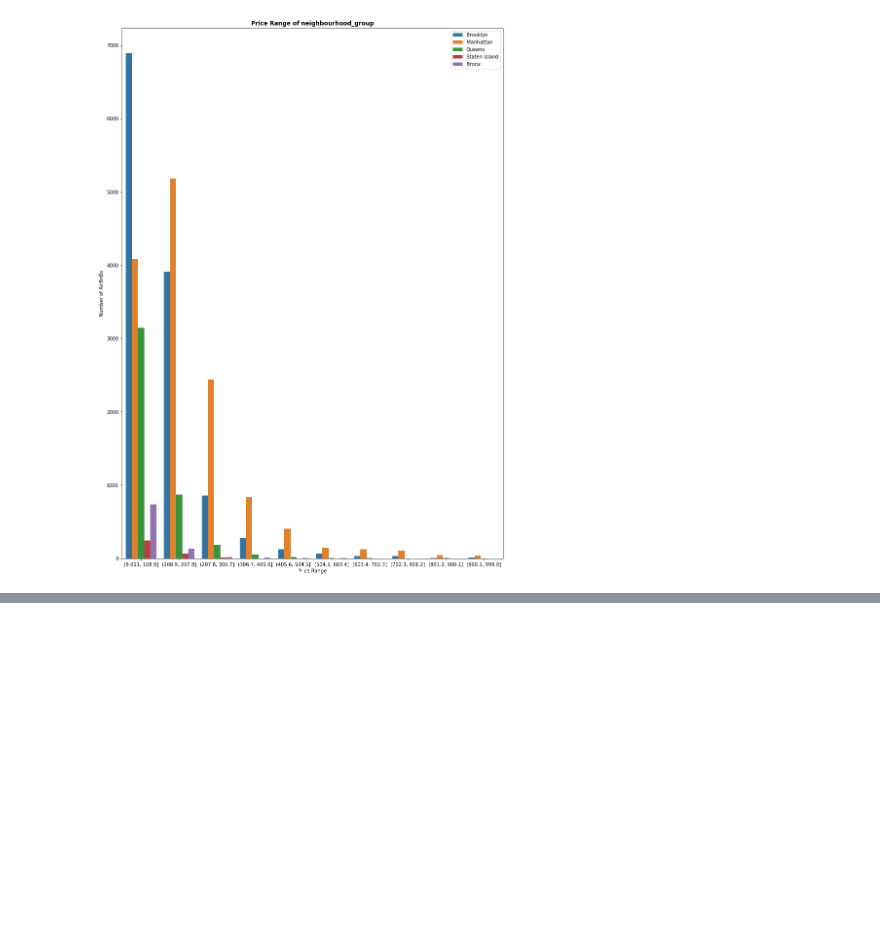
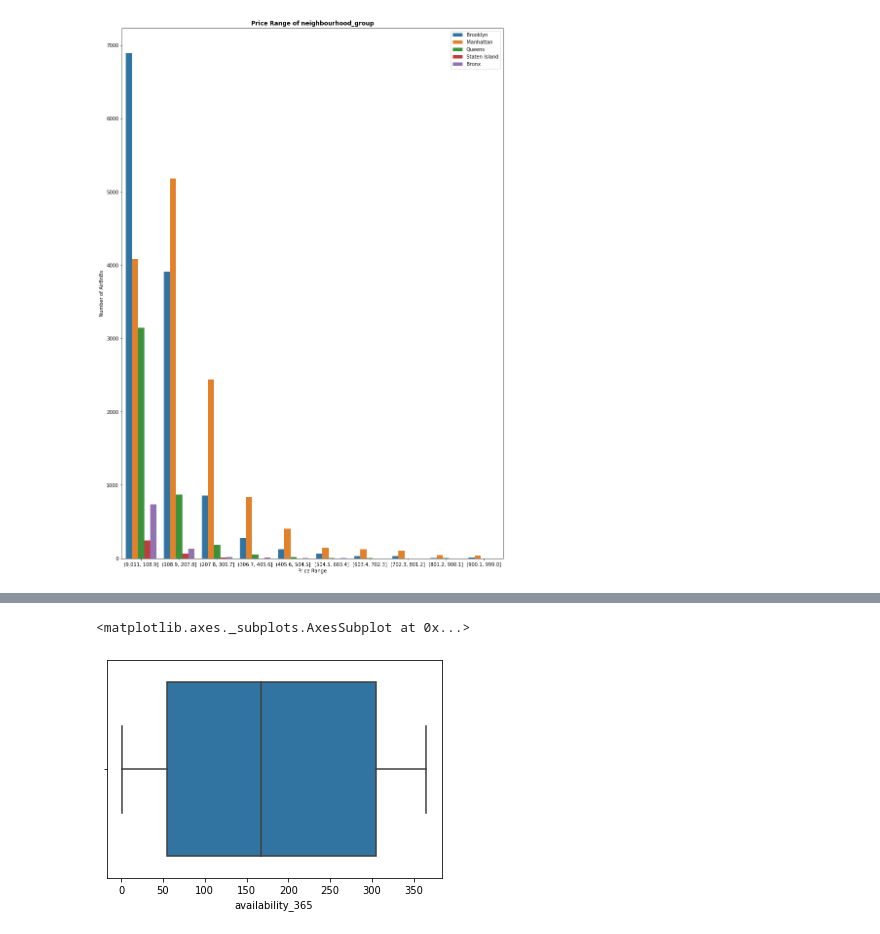
Before and after one commit to priyanshuupadhyay15/EDA_Airbnb_NYC, a Jupyter notebook: EDA_Airbnb.ipynb, the cells around one changed output, grey strips where cells are left out. Cells and saved outputs as stored; diff of their text form; code cells hidden in the pictures; blank space fills up the shorter version.

```diff
--- a/EDA_Airbnb.ipynb
+++ b/EDA_Airbnb.ipynb
@@ -348,0 +384,5 @@ Text(0.5, 0, 'Price Range')
+# %%
+sns.boxplot(x = airbnb['availability_365'])
+# %% [output]
+<matplotlib.axes._subplots.AxesSubplot at 0x...>
+[figure, added]
```
Also changed, not shown: parts of 17 cells of this notebook.
